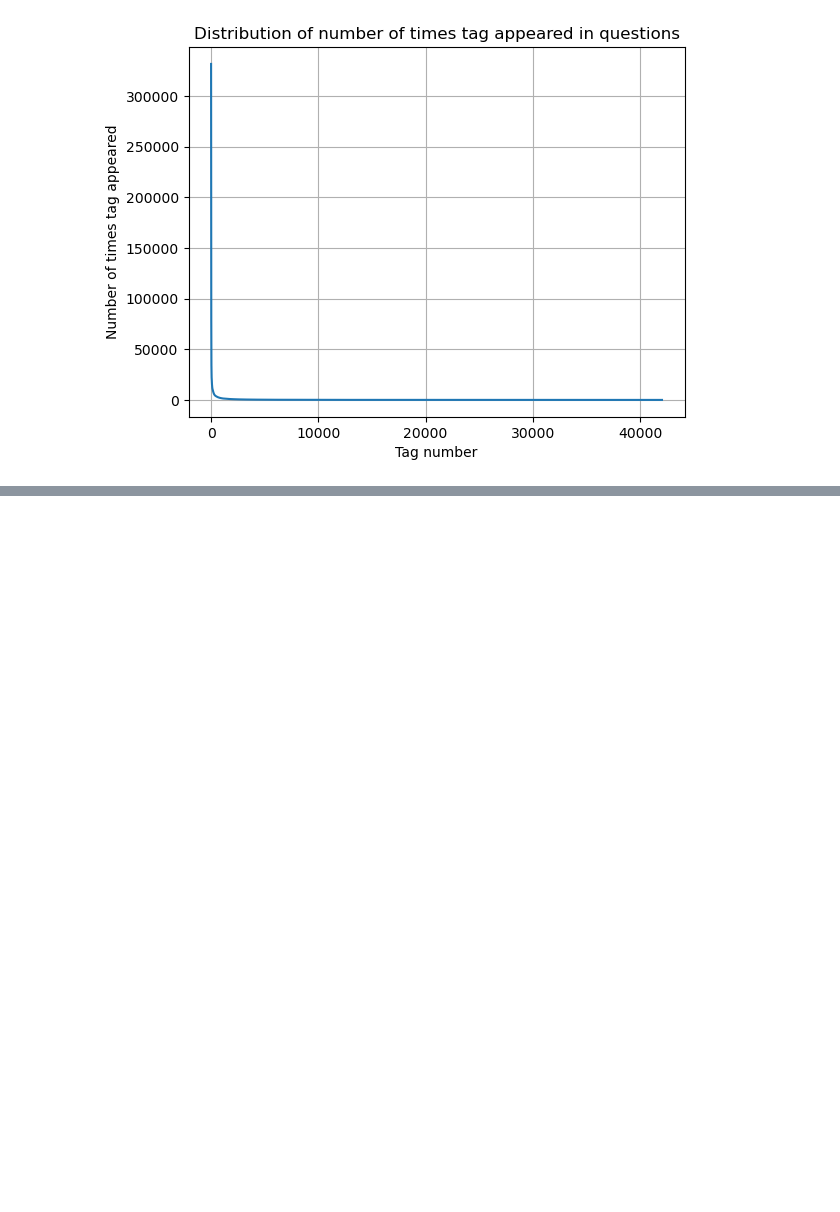
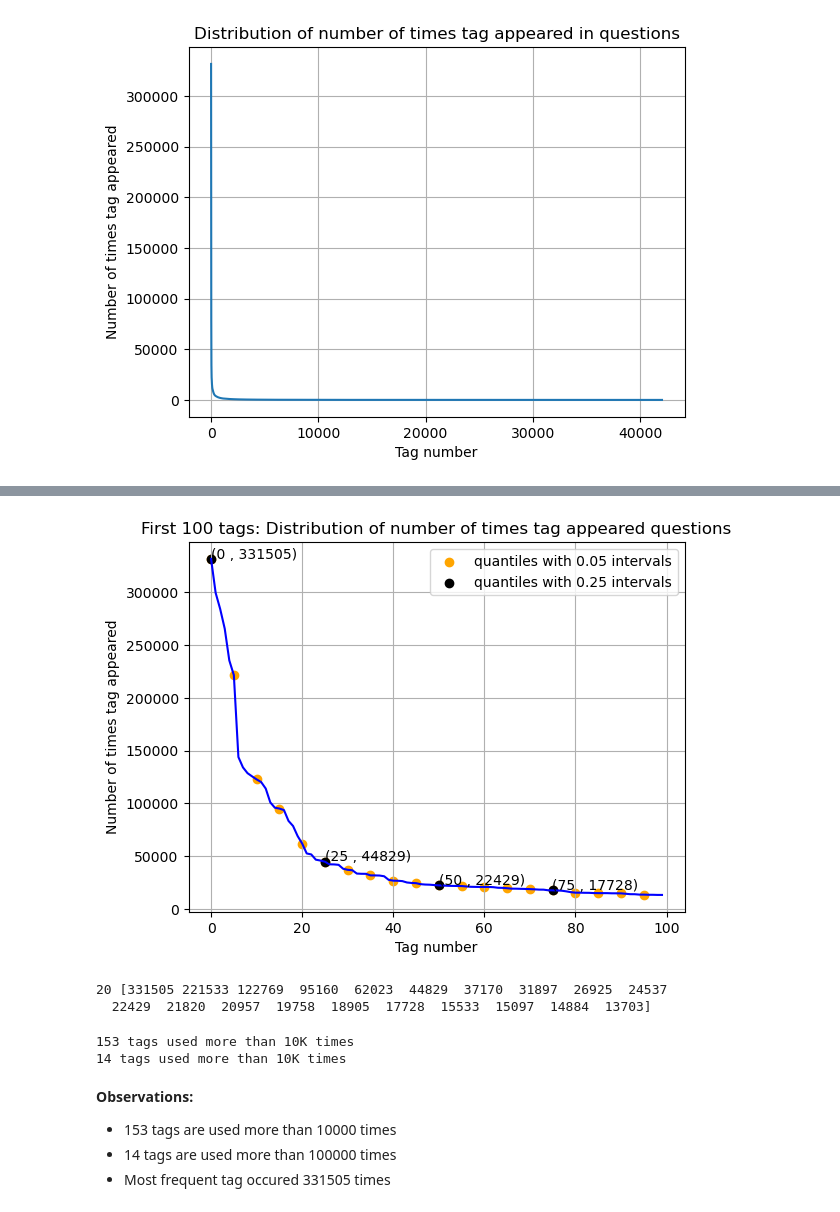
Before and after one commit to fresh-learner/stackOverflow_tags, a Jupyter notebook: stack-overflow-tags.ipynb, the cells around one changed output, grey strips where cells are left out. Drawn from its saved outputs; the diff is of its cells as text; code cells hidden in the pictures; blank space fills up the shorter version.

```diff
--- a/stack-overflow-tags.ipynb
+++ b/stack-overflow-tags.ipynb
@@ -325,0 +411,37 @@ plt.show()
+# %%
+# plotting for first 100 tags
+plt.plot(tags_counts[0:100],c = 'b')
+plt.scatter(x= list(range(0,100,5)), y = tags_counts[0:100:5],c = 'orange', label = "quantiles with 0.05 intervals")
+plt.scatter(x= list(range(0,100,25)), y = tags_counts[0:100:25],c = 'black', label = "quantiles with 0.25 intervals")
+
+for x,y in zip(list(range(0,100,25)), tags_counts[0:100:25]):
+    plt.annotate(text="({} , {})".format(x,y), xy=(x,y), xytext=(x-0.05, y+500))
+
+plt.title('First 100 tags: Distribution of number of times tag appeared questions')
+plt.grid()
+plt.xlabel("Tag number")
+plt.ylabel("Number of times tag appeared")
+plt.legend()
+plt.show()
+print(len(tags_counts[0:100:5]), tags_counts[0:100:5])
+# %% [output]
+[figure, added]
+20 [331505 221533 122769  95160  62023  44829  37170  31897  26925  24537
+  22429  21820  20957  19758  18905  17728  15533  15097  14884  13703]
+# %%
+#storng tags greater than 10K in one list
+lst_tags_gt10K = tags_df[tags_df.Counts>10000].Tags
+print("{} tags used more than 10K times".format(len(lst_tags_gt10K)))
+
+# storing tags greater than 100K times in a list
+lst_tags_gt100K = tags_df[tags_df.Counts>100000].Tags
+print("{} tags used more than 10K times".format(len(lst_tags_gt100K)))
+# %% [output]
+153 tags used more than 10K times
+14 tags used more than 10K times
+# %% [markdown]
+**Observations:**
+
+* 153 tags are used more than 10000 times
+* 14 tags are used more than 100000 times
+* Most frequent tag occured 331505 times
```
Also changed, not shown: parts of 32 cells of this notebook.
